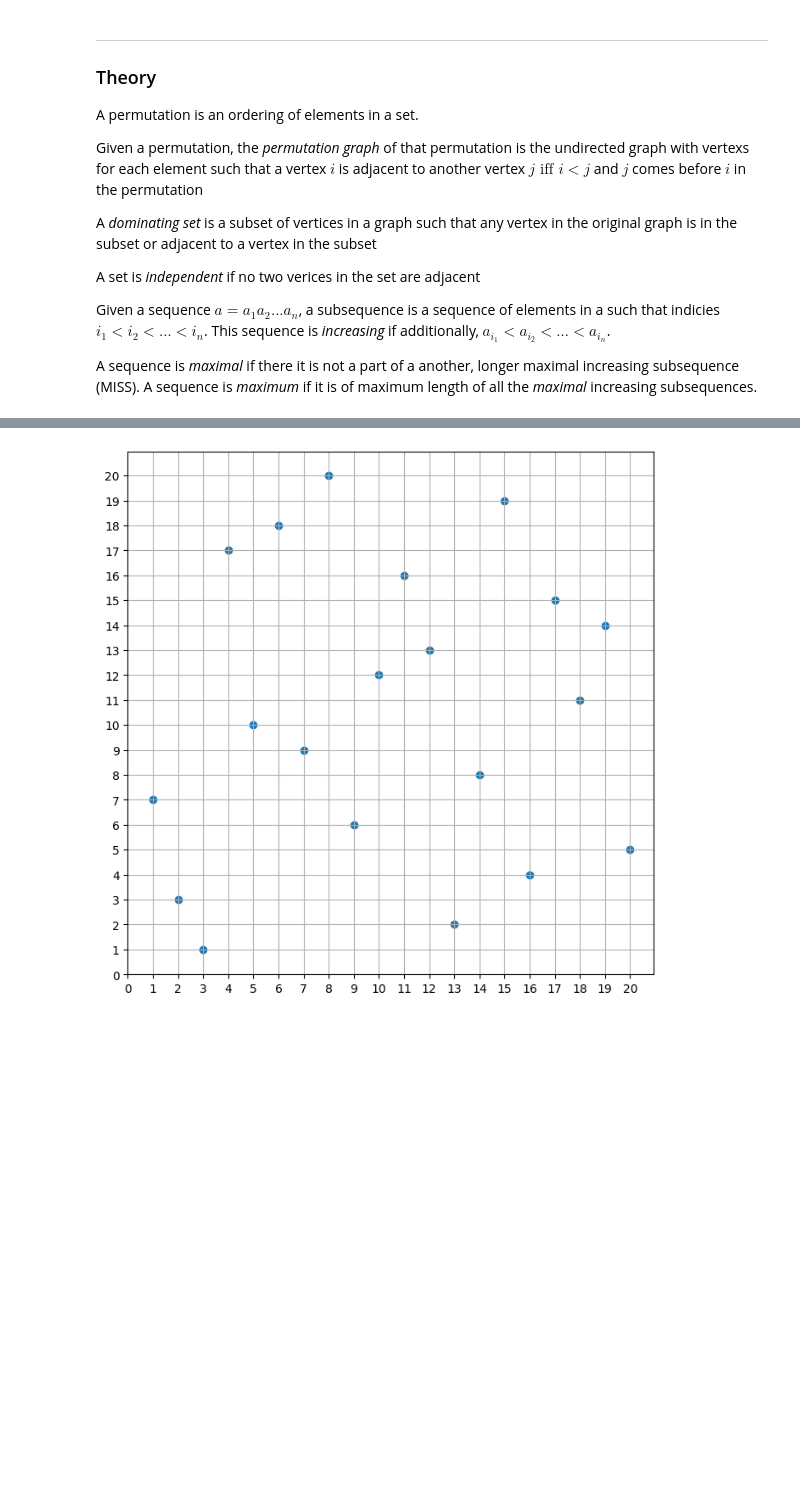
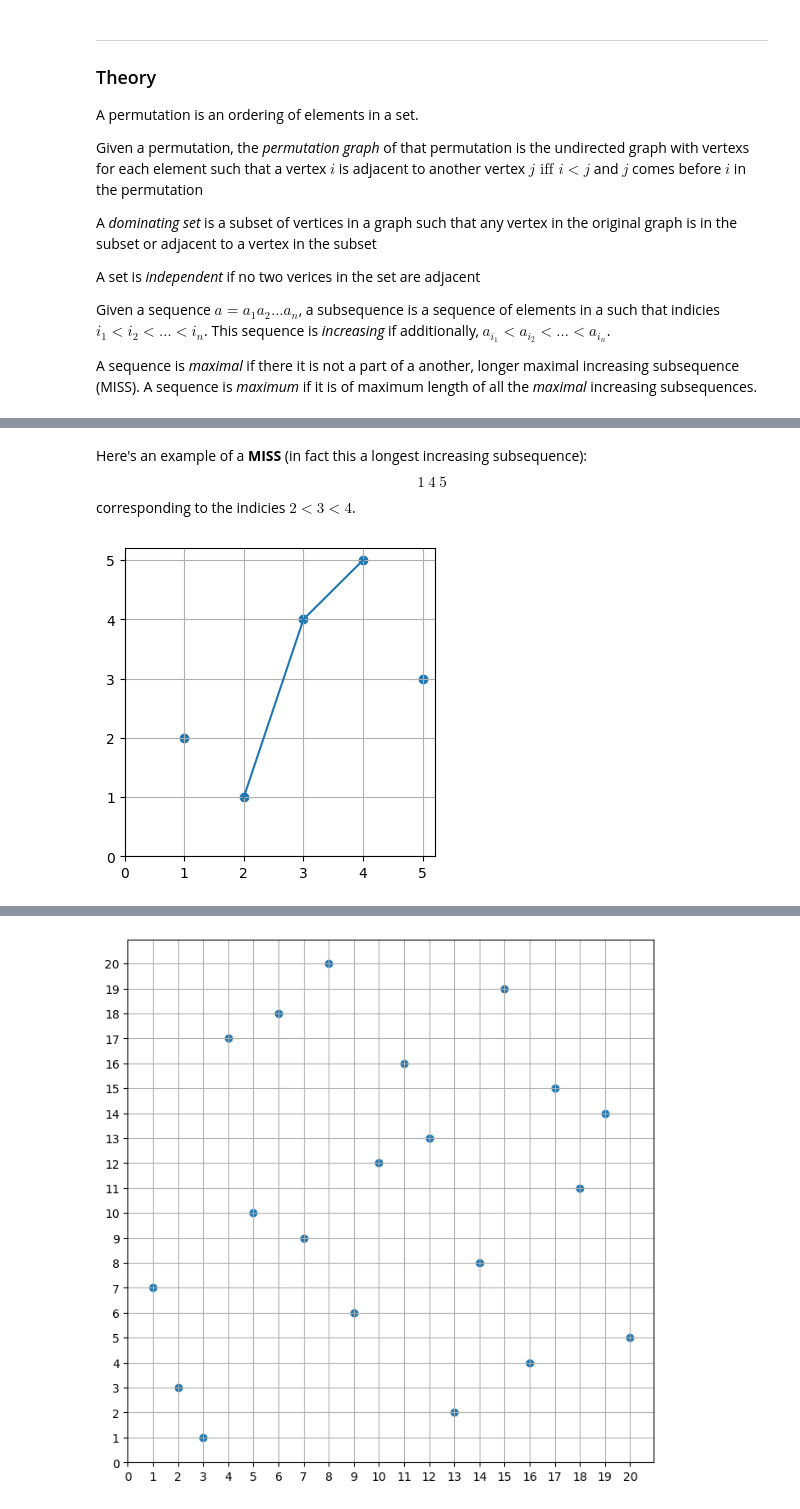
Before and after one commit to innyun/Modulus-Project, a Jupyter notebook: modulus project.ipynb, the cells around one changed output, grey strips where cells are left out. Drawn from its saved outputs; the diff is of its cells as text; code cells hidden in the pictures; blank space fills up the shorter version.

```diff
--- a/modulus project.ipynb
+++ b/modulus project.ipynb
@@ -115,0 +170,25 @@ A sequence is *maximal* if there it is not a part of a another, longer maximal i
+# %% [markdown]
+Here's an example of a **MISS** (in fact this a longest increasing subsequence):
+$$
+1\ 4\ 5
+$$
+corresponding to the indicies $2<3<4$.
+# %%
+pi =  [2, 1, 4, 5, 3]
+x = range(1,6)
+
+ga = [1, 4, 5]
+I = [2, 3, 4]
+
+# initialize figure
+fig, fig = plt.subplots(figsize=(4, 4))
+
+plt.scatter(x,pi)
+plt.plot(I,ga)
+
+# Set the ticks to be at the edges of the bins.
+fig.set_xticks(range(0,6))
+fig.set_yticks(range(0,6))
+plt.grid(True)
+# %% [output]
+[figure, added]
```
Also changed, not shown: parts of 13 cells of this notebook.
